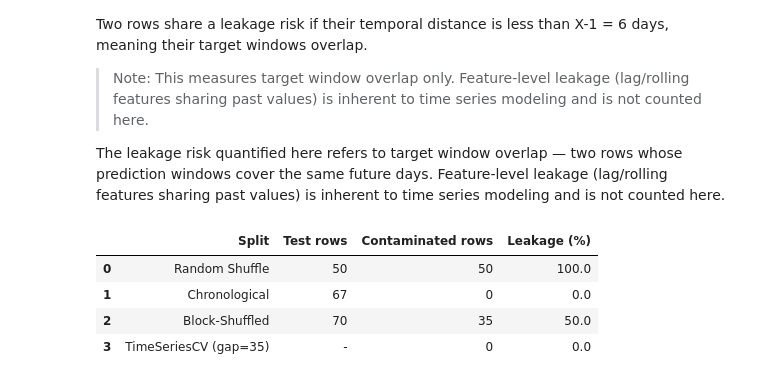
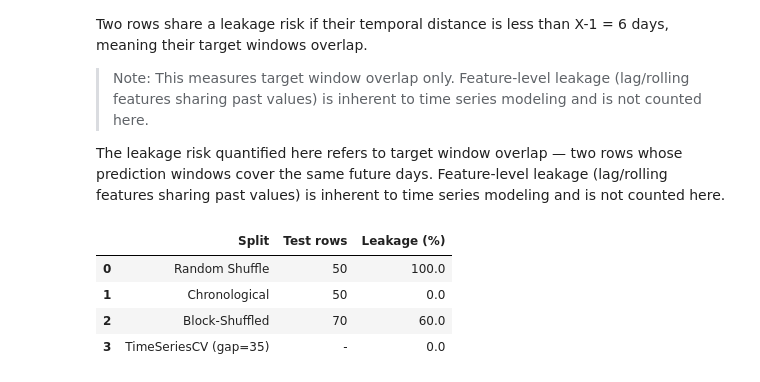
Before and after one commit to wll-hayat04/retail-demand-forecasting, a Jupyter notebook: notebooks/03_split_strategy.ipynb, the cells around one changed output. Saved outputs shown, nothing was run; the diff lists cells and outputs as text; code cells hidden in the pictures.

```diff
--- a/notebooks/03_split_strategy.ipynb
+++ b/notebooks/03_split_strategy.ipynb
@@ -190,0 +109,13 @@ for category in all_categories:
+# %%
+X_horizon, Y_lead = 7, 7
+target_col = config.target_name(X_horizon, Y_lead)
+
+datasets = {}
+for cat in all_categories:
+    d = feat.build_features(daily, cat, X=X_horizon, Y=Y_lead)
+    if len(d) >= 50:
+        datasets[cat] = d
+
+features = feat.available_features(next(iter(datasets.values())))
+print(f"{len(datasets)} categories prepared, {len(features)} features")
+print(f"target: {target_col}")
@@ -410,42 +268,22 @@ two rows whose prediction windows cover the same future days.
 Feature-level leakage (lag/rolling features sharing past values)
 is inherent to time series modeling and is not counted here.
 # %%
-overlap_dist = X_horizon - 1  # 6 days for X=7
-
-leakage_results = []
+leakage = []
 data_ref = datasets[all_categories[0]]
 
-for split_name, split_fn in {
-    "Random Shuffle":  random_split,
-    "Chronological":   chronological_split,
-    "Block-Shuffled":  block_shuffled_split,
-}.items():
-    train, val, test = split_fn(data_ref)
-    train_dates = pd.to_datetime(train["Date"].values)
-    test_dates  = pd.to_datetime(test["Date"].values)
-    contaminated = sum(
-        1 for td in test_dates
-        if np.any(np.abs((train_dates - td).days) < overlap_dist)
-    )
-    leakage_results.append({
-        "Split":              split_name,
-        "Test rows":          len(test_dates),
-        "Contaminated rows":  contaminated,
-        "Leakage (%)":        round(contaminated / len(test_dates) * 100, 1)
-    })
+for split_name, split_fn in SPLITS.items():
+    s = split_fn(data_ref)
+    leakage.append({"Split": split_name,
+                    "Test rows": len(s["test"]),
+                    "Leakage (%)": round(spl.leakage_ratio(s, X_horizon) * 100, 1)})
 
-leakage_results.append({
-    "Split":             "TimeSeriesCV (gap=35)",
-    "Test rows":         "-",
-    "Contaminated rows": 0,
-    "Leakage (%)":       0.0
-})
+leakage.append({"Split": "TimeSeriesCV (gap=35)", "Test rows": "-",
+                "Leakage (%)": 0.0})
 
-leakage_df = pd.DataFrame(leakage_results)
-leakage_df
+pd.DataFrame(leakage)
 # %% [output]
-|  | Split | Test rows | Contaminated rows | Leakage (%) |
-| 0 | Random Shuffle | 50 | 50 | 100.0 |
-| 1 | Chronological | 67 | 0 | 0.0 |
-| 2 | Block-Shuffled | 70 | 35 | 50.0 |
-| 3 | TimeSeriesCV (gap=35) | - | 0 | 0.0 |
+|  | Split | Test rows | Leakage (%) |
+| 0 | Random Shuffle | 50 | 100.0 |
+| 1 | Chronological | 50 | 0.0 |
+| 2 | Block-Shuffled | 70 | 60.0 |
+| 3 | TimeSeriesCV (gap=35) | - | 0.0 |
```
Also changed, not shown: parts of 21 cells of this notebook.
